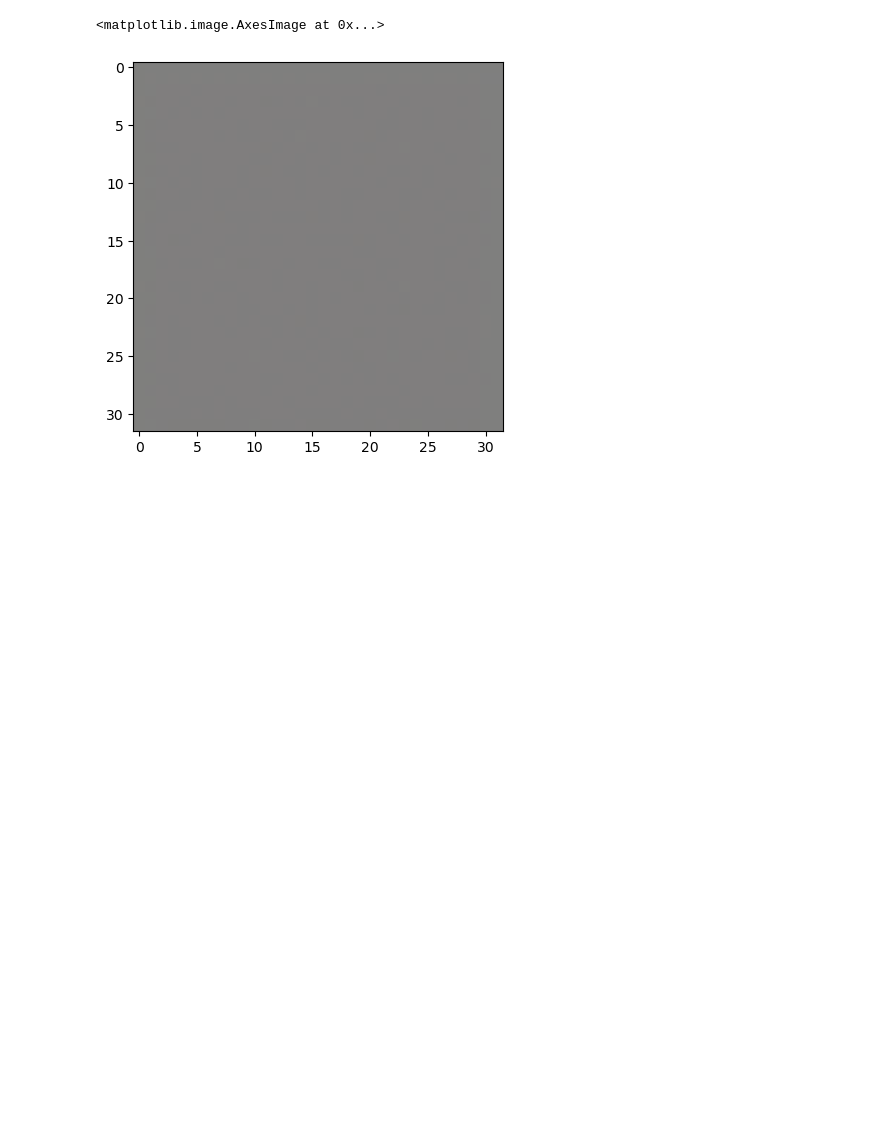
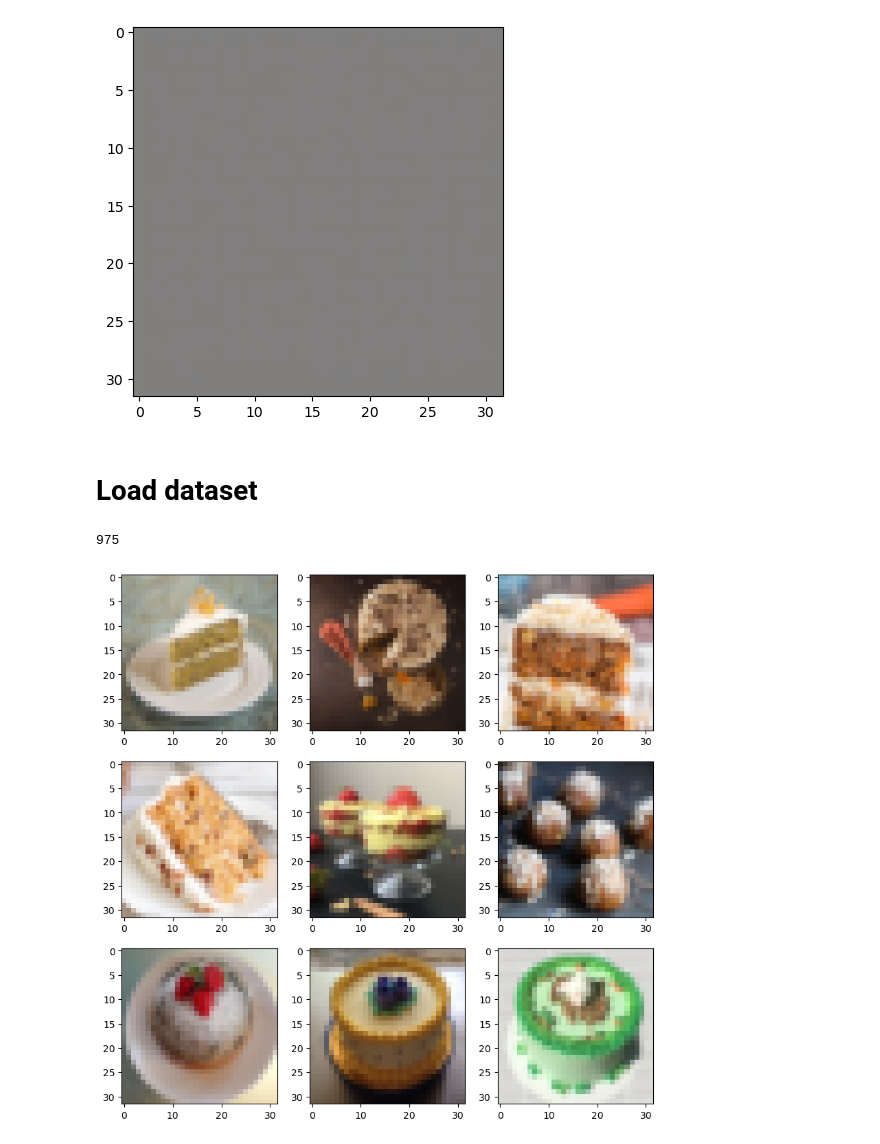
Before and after one commit to mjste/image_processing_lab, a Jupyter notebook: lab3/note.ipynb, the cells around one changed output. Cells and saved outputs as stored; diff of their text form; code cells hidden in the pictures; blank space fills up the shorter version.

```diff
--- a/lab3/note.ipynb
+++ b/lab3/note.ipynb
@@ -64,8 +64,15 @@ class Generator(nn.Module):
 
 discriminator = Discriminator().to(device)
 generator = Generator().to(device)
-discriminator_optimizer = torch.optim.Adam(discriminator.parameters(), lr=0.000001)
-generator_optimizer = torch.optim.Adam(generator.parameters(), lr=0.00001)
+
+lrd = 0.00001
+lrg = 0.000015
+betas = (0.5, 0.999)
+
+discriminator_optimizer = torch.optim.Adam(
+    discriminator.parameters(), lr=lrd, betas=betas
+)
+generator_optimizer = torch.optim.Adam(generator.parameters(), lr=lrg, betas=betas)
 
 # test_vectors = torch.randn(25, 64, device=device)
 # torch.save(test_vectors, 'test_vectors.pt')
@@ -73,9 +80,11 @@ test_vectors = torch.load("test_vectors.pt")
 
 y = generator.forward(torch.randn(64, device=device))
 plt.imshow(y[0].cpu().detach().numpy().transpose(1, 2, 0) / 2 + 0.5)
+plt.imsave("noise.png", y[0].cpu().detach().numpy().transpose(1, 2, 0) / 2 + 0.5)
 # %% [output]
-<matplotlib.image.AxesImage at 0x...>
 [figure]
+# %% [markdown]
+# Load dataset
 # %%
 import os
 from torchvision import transforms
@@ -106,4 +115,21 @@ true_images_dataset = load_dataset()
 train_loader = torch.utils.data.DataLoader(
     true_images_dataset, batch_size=16, shuffle=True
 )
+# %%
+len(true_images_dataset)
+# %% [output]
+975
+# %%
+# plot 9 images
+fig, ax = plt.subplots(3, 3, figsize=(10, 10))
+for i in range(3):
+    for j in range(3):
+        ax[i][j].imshow(
+            true_images_dataset[i * 3 + j].cpu().detach().numpy().transpose(1, 2, 0)
+            / 2
+            + 0.5
+        )
+fig.savefig("true_images_sample.png")
+# %% [output]
+[figure, added]
 # %%
```
Also changed, not shown: parts of 4 cells of this notebook, 3 other files.
